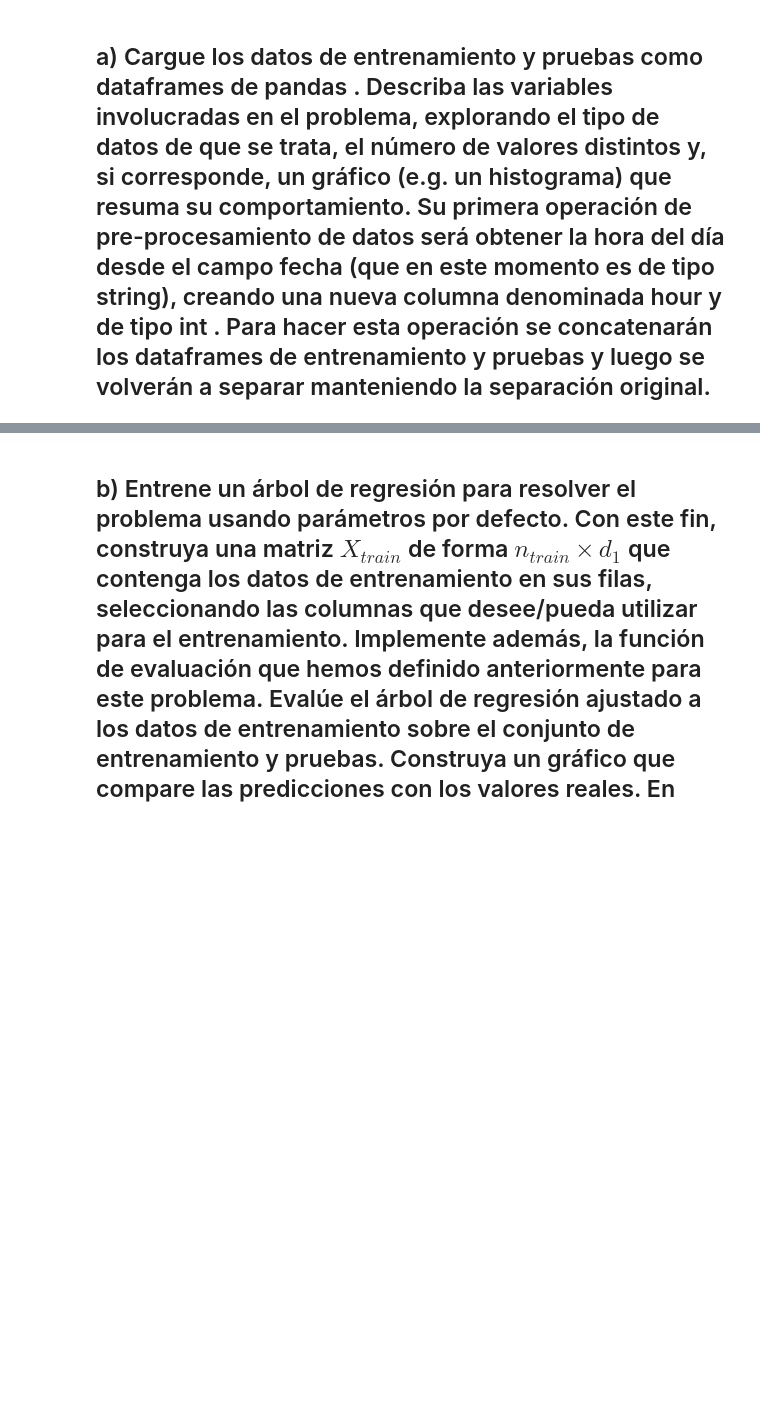
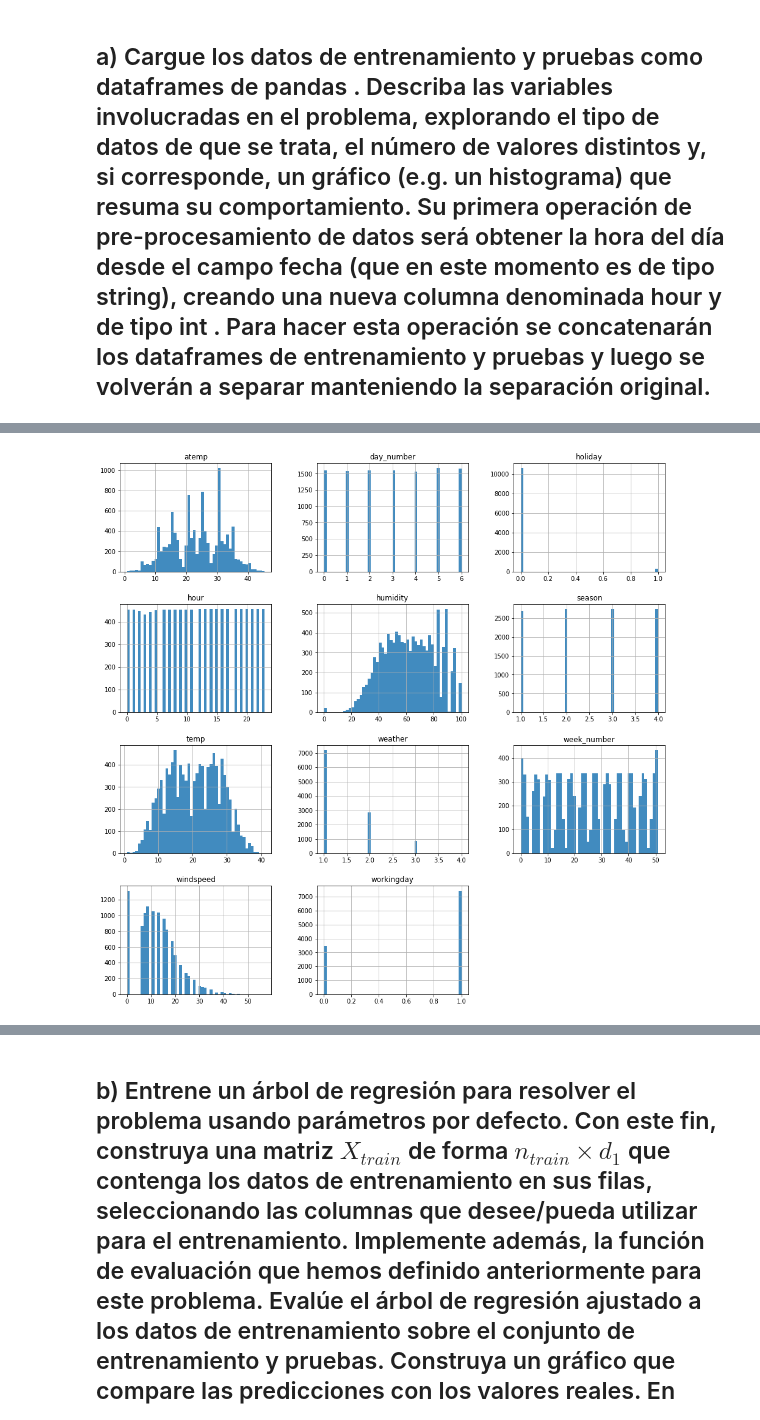
Before and after one commit to Caimapo/MachineLearning2017-02, a Jupyter notebook: Tarea 3/Parte 2.ipynb, the cells around one changed output, grey strips where cells are left out. Cells and saved outputs as stored; diff of their text form; code cells hidden in the pictures; blank space fills up the shorter version.

```diff
--- a/Tarea 3/Parte 2.ipynb
+++ b/Tarea 3/Parte 2.ipynb
@@ -93,0 +80,5 @@ memory usage: 1.2+ MB
+# %%
+df[x_columns].hist(alpha=0.85, bins=50, figsize=(16, 16))
+plt.show()
+# %% [output]
+[figure, added]
```
Also changed, not shown: parts of 14 cells of this notebook.
